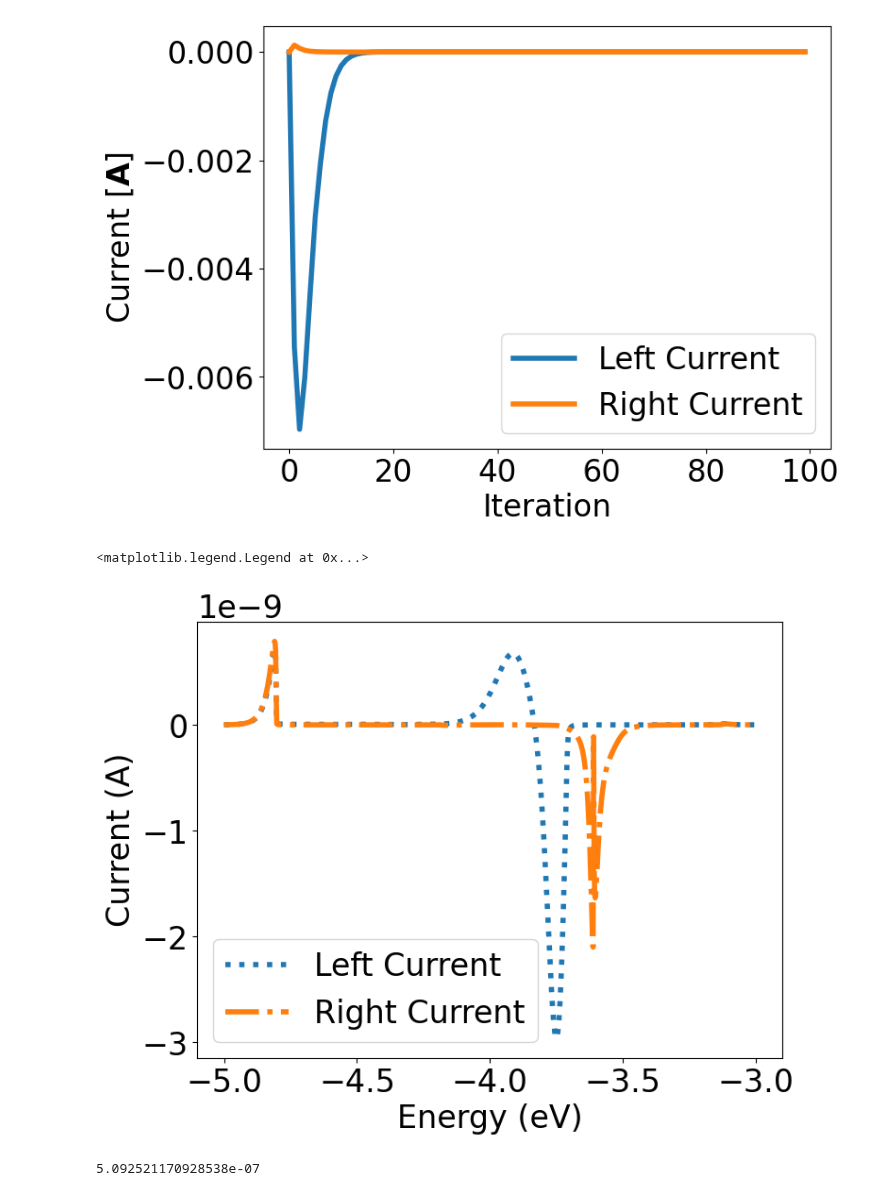
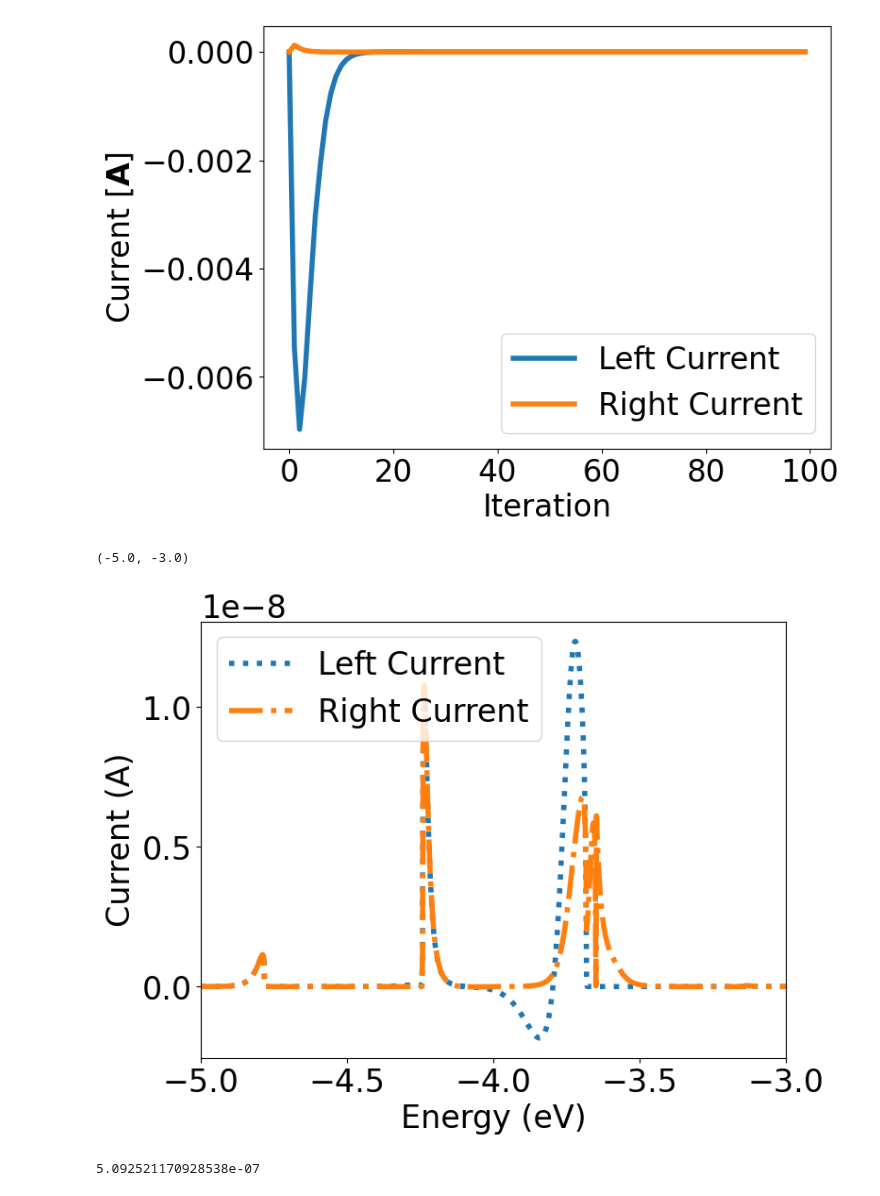
Before and after one commit to Nano-TCAD/QuaTrEx, a Jupyter notebook: quatrex/results/80TFET72/analysis.ipynb, the cells around one changed output. Drawn from its saved outputs; the diff is of its cells as text; code cells hidden in the pictures.

```diff
--- a/quatrex/results/80TFET72/analysis.ipynb
+++ b/quatrex/results/80TFET72/analysis.ipynb
@@ -300,25 +300,25 @@ Conservation condition satisfied at iteration 98
 Conservation condition satisfied at iteration 99
 [figure]
 # %%
-iter = 69
+iter = 1
 font = {'weight' : 'normal',
 'size'   : 24}
 matplotlib.rc('font', **font)
 IDE_temp = np.loadtxt('IDE_' + str(iter) + '.dat').view(complex)
 plt.figure(figsize = (8, 6))
 plt.plot(E, IDE_temp.real[:,0], label = 'Left Current', linewidth = 4, linestyle = ':')
 # plt.plot(E, IDE_temp.real[:,1], label = 'Left Current', linewidth = 4)
 # plt.plot(E, IDE_temp.real[:,3], label = 'Left Current', linewidth = 4)
 # plt.plot(E, IDE_temp.real[:,5], label = 'Left Current', linewidth = 4)
 # plt.plot(E, IDE_temp.real[:,7], label = 'Left Current', linewidth = 4)
 plt.plot(E, IDE_temp.real[:,-1], label = 'Right Current', linewidth = 4, linestyle = 'dashdot')
 plt.xlabel('Energy (eV)')
 plt.ylabel('Current (A)')
 plt.legend()
-#plt.xlim(-5, -3)
+plt.xlim(-5, -3)
 # %% [output]
-<matplotlib.legend.Legend at 0x...>
+(-5.0, -3.0)
-[figure, old version]
+[figure, new version]
 # %%
 print(np.sum(IDE_temp.real[:, 0]))
 # %% [output]
```
Also changed, not shown: parts of 1 cell of this notebook, 4 other files.
